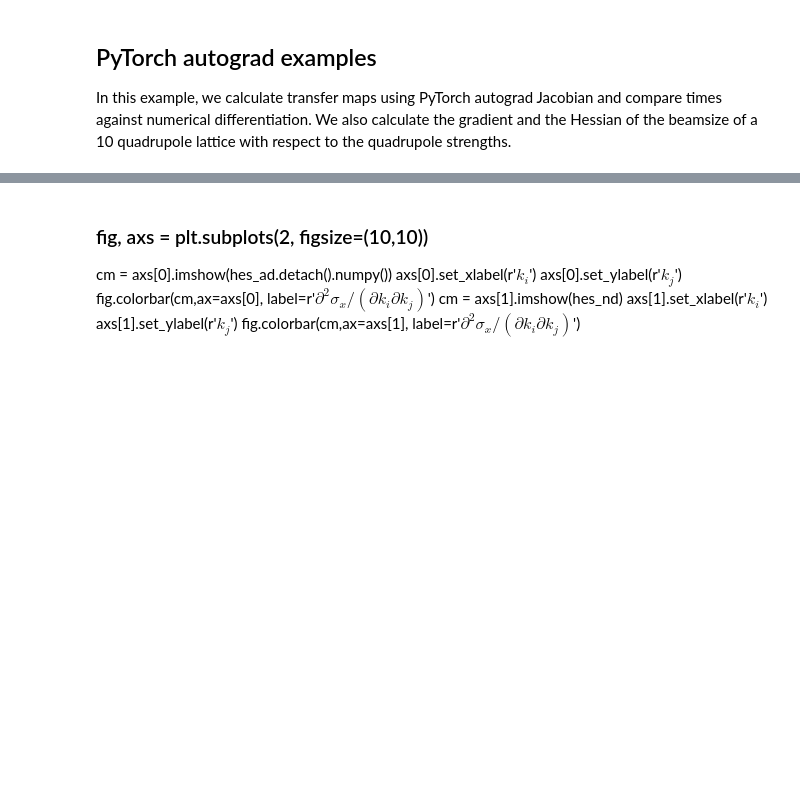
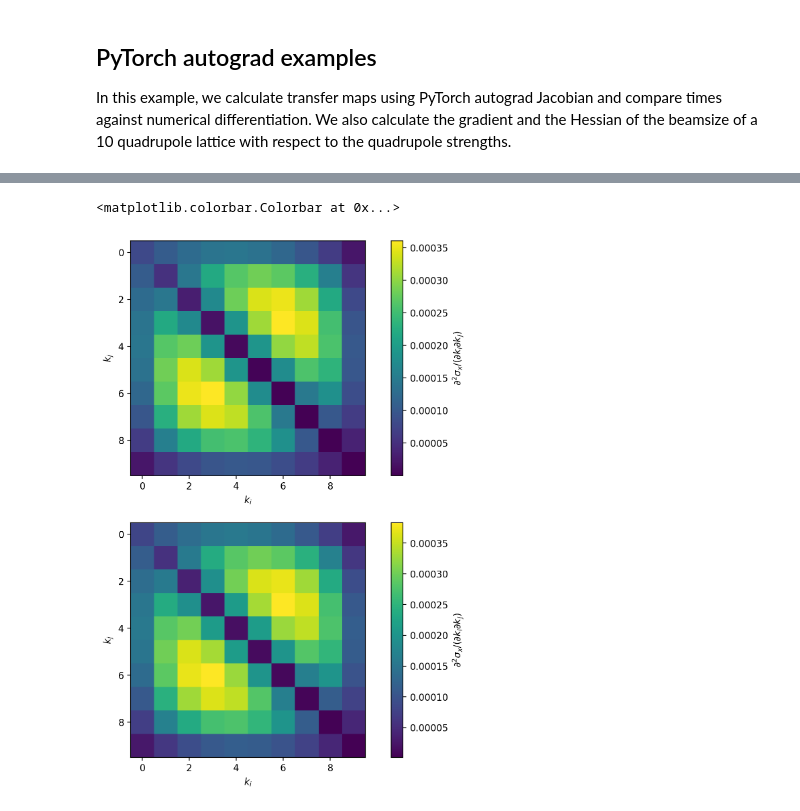
Before and after one commit to bmad-sim/Bmad-X, a Jupyter notebook: docs/examples/basic/pytorch-autograd.ipynb, the cells around one changed output, grey strips where cells are left out. Cells and saved outputs as stored; diff of their text form; code cells hidden in the pictures; blank space fills up the shorter version.

```diff
--- a/docs/examples/basic/pytorch-autograd.ipynb
+++ b/docs/examples/basic/pytorch-autograd.ipynb
@@ -205,10 +202,13 @@ array([[8.38666115e-05, 1.15137218e-04, 1.38428177e-04, 1.51895938e-04,
-# %% [markdown]
-### fig, axs = plt.subplots(2, figsize=(10,10))
-cm = axs[0].imshow(hes_ad.detach().numpy())
-axs[0].set_xlabel(r'$k_i$')
-axs[0].set_ylabel(r'$k_j$')
-fig.colorbar(cm,ax=axs[0], label=r'$\partial^2 \sigma_x / (\partial k_i \partial k_j)$')
-cm = axs[1].imshow(hes_nd)
-axs[1].set_xlabel(r'$k_i$')
-axs[1].set_ylabel(r'$k_j$')
-fig.colorbar(cm,ax=axs[1], label=r'$\partial^2 \sigma_x / (\partial k_i \partial k_j)$')
+# %%
+fig, axs = plt.subplots(2, figsize=(10,10))
+cm = axs[0].imshow(hes_ad.detach().numpy())
+axs[0].set_xlabel(r'$k_i$')
+axs[0].set_ylabel(r'$k_j$')
+fig.colorbar(cm,ax=axs[0], label=r'$\partial^2 \sigma_x / (\partial k_i \partial k_j)$')
+cm = axs[1].imshow(hes_nd)
+axs[1].set_xlabel(r'$k_i$')
+axs[1].set_ylabel(r'$k_j$')
+fig.colorbar(cm,ax=axs[1], label=r'$\partial^2 \sigma_x / (\partial k_i \partial k_j)$')
+# %% [output]
+<matplotlib.colorbar.Colorbar at 0x...>
+[figure, added]
```
Also changed, not shown: parts of 7 cells of this notebook, 6 other files.
